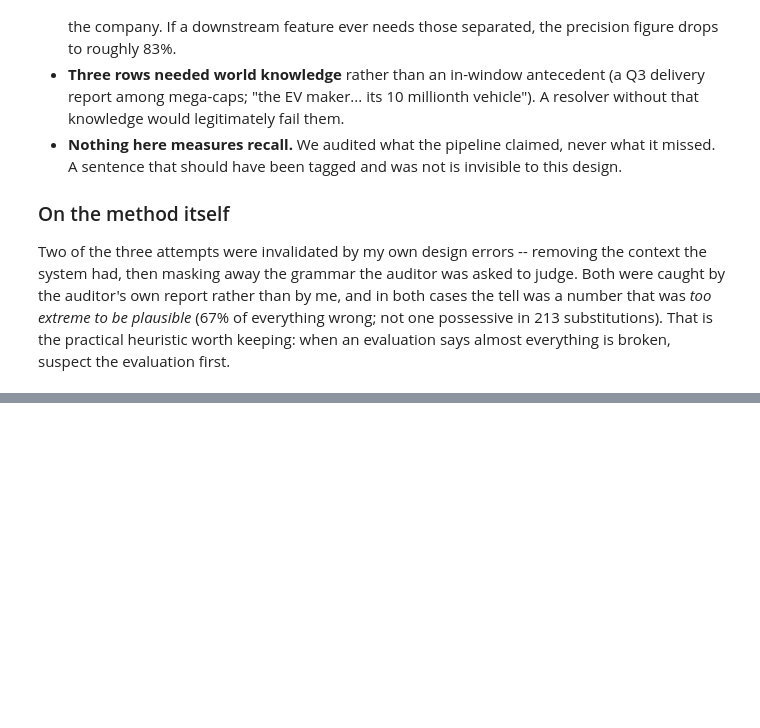
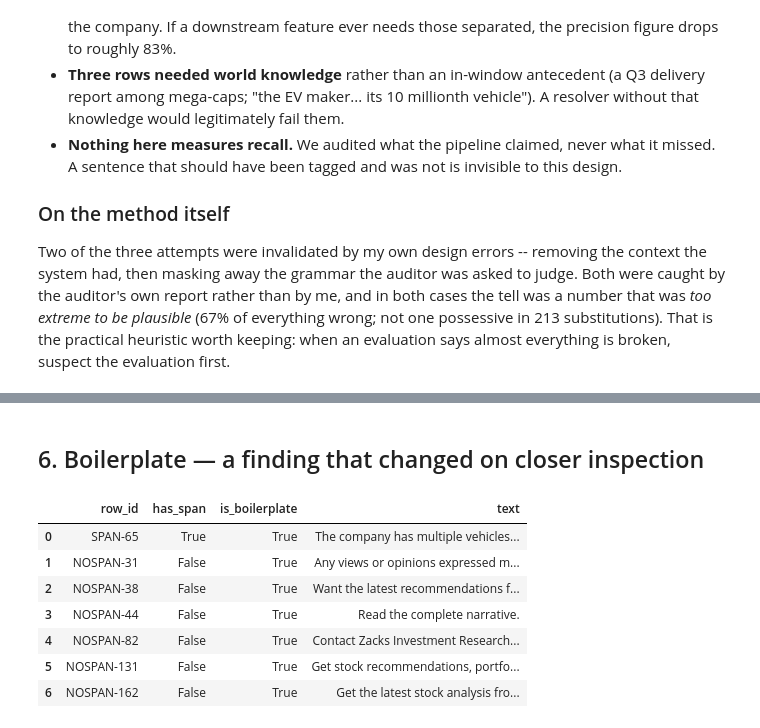
Before and after one commit to Amrovv/news-sentiment-signal, a Jupyter notebook: notebooks/text/2.6-aw-auditing-the-inference.ipynb, the cells around one changed output, grey strips where cells are left out. Saved outputs shown, nothing was run; the diff lists cells and outputs as text; code cells hidden in the pictures; blank space fills up the shorter version.

```diff
--- a/notebooks/text/2.6-aw-auditing-the-inference.ipynb
+++ b/notebooks/text/2.6-aw-auditing-the-inference.ipynb
@@ -293,0 +398,21 @@ first.
+# %%
+# Current population sizes, recomputed from the live corpus (data/sentences.parquet), not the
+# handoff's earlier snapshot -- these happen to be unchanged this session (corpus not regenerated).
+sentences = pd.read_parquet("../../data/sentences.parquet")
+coref = sentences[sentences["resolved_by_coref"]]
+span_pop = int(coref["anaphor_char_start"].notna().sum())
+nospan_pop = int(coref["anaphor_char_start"].isna().sum())
+target_pop = int((sentences["mentions_target"] & ~sentences["is_boilerplate"]).sum())
+
+span_acc = span_k / span_n
+nospan_acc = nospan_k / nospan_n
+blended = (span_pop * span_acc + nospan_pop * nospan_acc) / (span_pop + nospan_pop)
+
+print(f"coref-resolved sentences   : {len(coref):6d}")
+print(f"  with span (rewritten)    : {span_pop:6d}  ({span_pop/len(coref):.1%})")
+print(f"  no span (tagged only)    : {nospan_pop:6d}  ({nospan_pop/len(coref):.1%})")
+print(f"coref share of target set  : {len(coref)/target_pop:.1%}")
+print()
+print(f"span accuracy              : {span_acc:.1%}")
+print(f"no-span accuracy           : {nospan_acc:.1%}")
+print(f"BLENDED (population-weighted): {blended:.1%}")
@@ -293,0 +520,19 @@ first.
+# %% [markdown]
+## 6. Boilerplate — a finding that changed on closer inspection
+# %%
+empty_absa = eval_df[eval_df["absa_text"].fillna("") == ""]
+check = empty_absa.merge(
+    sentences[["article_id", "sent_idx", "is_boilerplate"]],
+    on=["article_id", "sent_idx"],
+    how="left",
+)
+check[["row_id", "has_span", "is_boilerplate", "text"]]
+# %% [output]
+|  | row_id | has_span | is_boilerplate | text |
+| 0 | SPAN-65 | True | True | The company has multiple vehicles... |
+| 1 | NOSPAN-31 | False | True | Any views or opinions expressed m... |
+| 2 | NOSPAN-38 | False | True | Want the latest recommendations f... |
+| 3 | NOSPAN-44 | False | True | Read the complete narrative. |
+| 4 | NOSPAN-82 | False | True | Contact Zacks Investment Research... |
+| 5 | NOSPAN-131 | False | True | Get stock recommendations, portfo... |
+| 6 | NOSPAN-162 | False | True | Get the latest stock analysis fro... |
```
Also changed, not shown: parts of 24 cells of this notebook, 39 other files.
